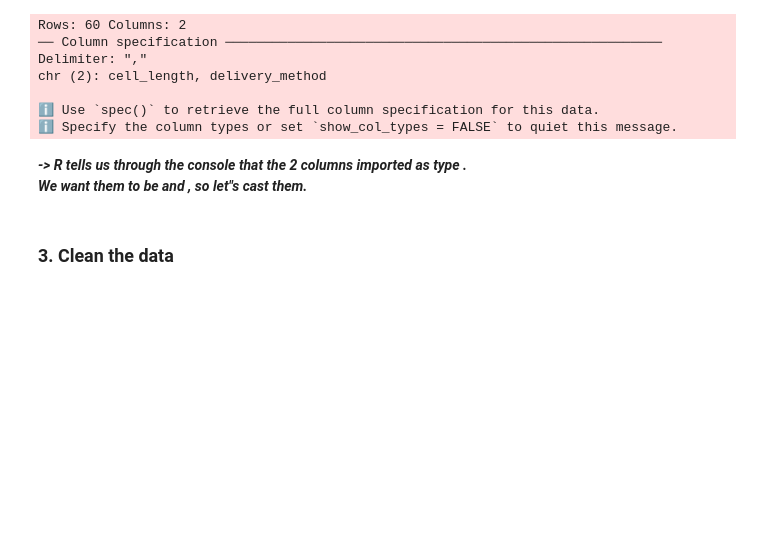
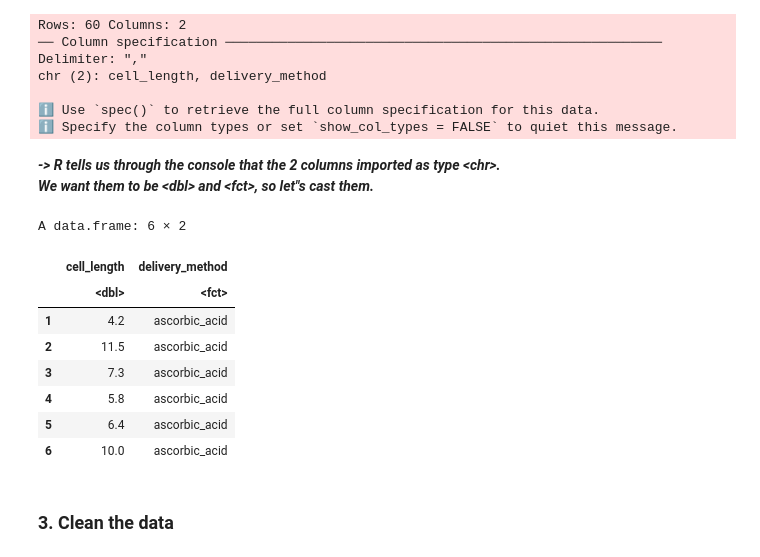
Before and after one commit to PedroLander/r-for-scientific-research-student, a Jupyter notebook: student-assignment/assignment_solving.ipynb, the cells around one changed output. Cells and saved outputs as stored; diff of their text form; code cells hidden in the pictures; blank space fills up the shorter version.

Commit message:
Escape <type> etiquetes.

```diff
--- a/student-assignment/assignment_solving.ipynb
+++ b/student-assignment/assignment_solving.ipynb
@@ -29,8 +29,20 @@ chr (2): cell_length, delivery_method
 ℹ Use `spec()` to retrieve the full column specification for this data.
 ℹ Specify the column types or set `show_col_types = FALSE` to quiet this message.
 # %% [markdown]
-***-> R tells us through the console that the 2 columns imported as type <chr>.\
-We want them to be <float> and <factor>, so let"s cast them.***
+***-> R tells us through the console that the 2 columns imported as type \<chr>.\
+We want them to be \<dbl> and \<fct>, so let"s cast them.***
+# %%
+head (guinea_pig_tooth_growth_format)
+# %% [output]
+A data.frame: 6 × 2
+|  | cell_length | delivery_method |
+|  | <dbl> | <fct> |
+| 1 | 4.2 | ascorbic_acid |
+| 2 | 11.5 | ascorbic_acid |
+| 3 | 7.3 | ascorbic_acid |
+| 4 | 5.8 | ascorbic_acid |
+| 5 | 6.4 | ascorbic_acid |
+| 6 | 10.0 | ascorbic_acid |
 # %% [markdown]
 ### 3. Clean the data
 # %%
```
